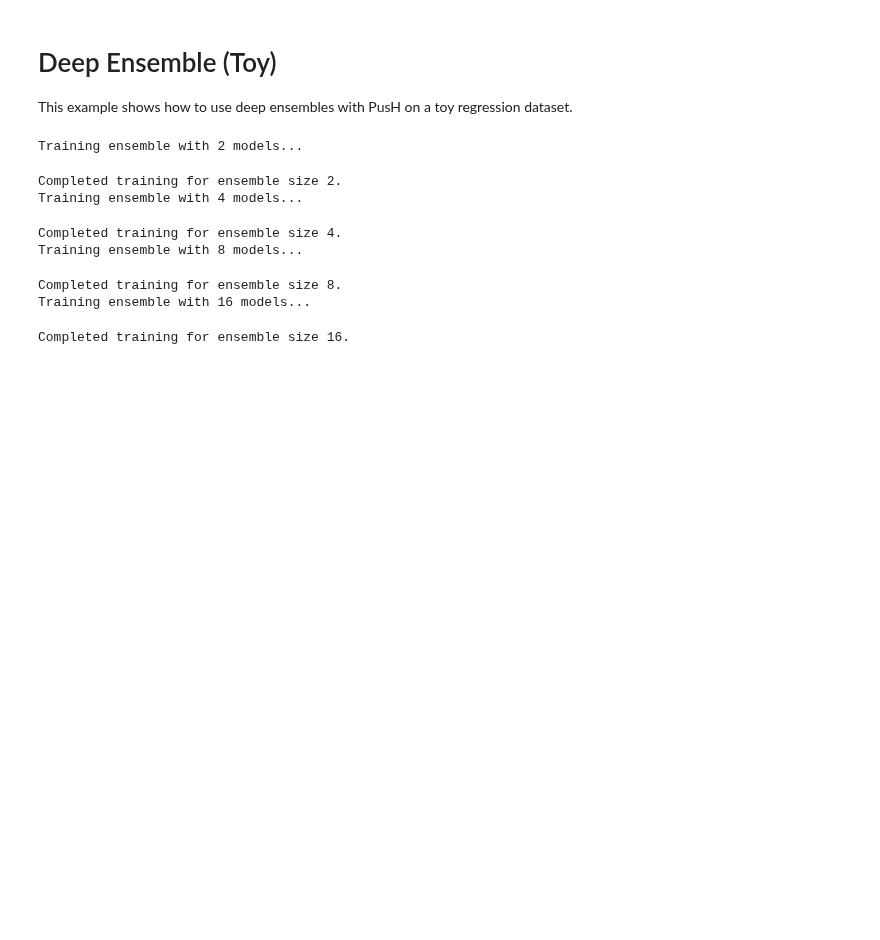
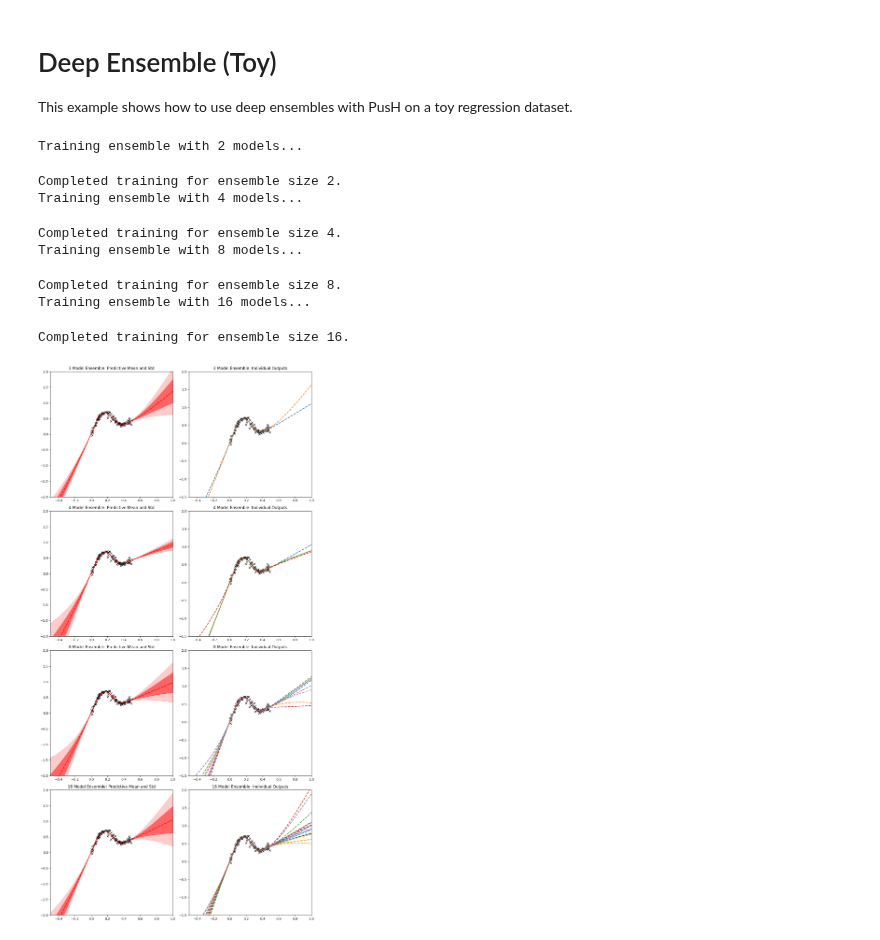
Before and after one commit to lbai-lab/push, a Jupyter notebook: docs/source/examples/01_Bayesian_Deep_Learning/01_Deep_Ensemble/de_toy.ipynb, the cells around one changed output. Cells and saved outputs as stored; diff of their text form; code cells hidden in the pictures; blank space fills up the shorter version.

Commit message:
de toy result grid

```diff
--- a/docs/source/examples/01_Bayesian_Deep_Learning/01_Deep_Ensemble/de_toy.ipynb
+++ b/docs/source/examples/01_Bayesian_Deep_Learning/01_Deep_Ensemble/de_toy.ipynb
@@ -126,28 +126,41 @@ outputs = get_ensemble_outputs(trained_ensembles, x_grid)
 ensemble_output = ensemble.posterior_pred(x_grid, f_reg=True, mode=["mean", "std", "pred"])
 # %%
 import matplotlib.pyplot as plt
-def plot_toy(outputs, num_models, title):
-    fig, axs = plt.subplots(nrows=1, ncols=2, figsize=[12, 6])
+import torch
 
-    # Plot predictive mean and std (left graph)
-    axs[0].plot(X, Y, "kx", label="Toy data", markersize=1)
-    axs[0].set_xlim(-0.5, 1)
-    axs[0].set_ylim(-2, 2)
-    axs[0].plot(x_grid, outputs["mean"], "r--", linewidth=1)
-    axs[0].fill_between(x_grid.reshape(1, -1)[0], (outputs["mean"] - outputs["std"]).squeeze(), (outputs["mean"] + outputs["std"]).squeeze(), alpha=0.5, color="red")
-    axs[0].fill_between(
-        x_grid.reshape(1, -1)[0], (outputs["mean"] + 2 * outputs["std"]).squeeze(), (outputs["mean"] - 2 * outputs["std"]).squeeze(), alpha=0.2, color="red"
-    )
-    axs[0].set_title("Predictive Mean and Std")
+def plot_all_toys(outputs, x_grid, X, Y):
+    # Create a figure with 4 rows (one for each ensemble size) and 2 columns
+    fig, axs = plt.subplots(nrows=4, ncols=2, figsize=[12, 24])
 
-    # Plot means of each net in ensemble (right graph)
-    axs[1].plot(X, Y, "kx", label="Toy data", markersize=1)
-    axs[1].set_xlim(-0.5, 1)
-    axs[1].set_ylim(-1.5, 2)
-    axs[1].set_title("Individual Model output")
+    for i, (num_models, data) in enumerate(outputs.items()):
+        # Predictive mean and std (first column of each row)
+        axs[i, 0].plot(X, Y, "kx", label="Toy data", markersize=6)
+        axs[i, 0].set_xlim(-0.5, 1)
+        axs[i, 0].set_ylim(-2, 2)
+        axs[i, 0].plot(x_grid, data["mean"], "r--", linewidth=2)
+        axs[i, 0].fill_between(x_grid.squeeze(), (data["mean"] - data["std"]).squeeze(), (data["mean"] + data["std"]).squeeze(), alpha=0.5, color="red")
+        axs[i, 0].fill_between(
+            x_grid.squeeze(), (data["mean"] - 2 * data["std"]).squeeze(), (data["mean"] + 2 * data["std"]).squeeze(), alpha=0.2, color="red"
+        )
+        axs[i, 0].set_title(f"{num_models} Model Ensemble: Predictive Mean and Std")
 
-    for j in range(num_models):
-        axs[1].plot(x_grid, torch.tensor([sublist[j] for sublist in outputs["pred"]]), linestyle="--", linewidth=1)
-    fig.suptitle(title, fontsize=16, y=1.05)
+        # Individual model outputs (second column of each row)
+        axs[i, 1].plot(X, Y, "kx", label="Toy data", markersize=6)
+        axs[i, 1].set_xlim(-0.5, 1)
+        axs[i, 1].set_ylim(-1.5, 2)
+        for j in range(num_models):
+            axs[i, 1].plot(x_grid, torch.tensor([sublist[j] for sublist in data["pred"]]), linestyle="--", linewidth=2)
+        axs[i, 1].set_title(f"{num_models} Model Ensemble: Individual Outputs")
+
     plt.tight_layout()
     plt.show()
+
+# Example usage
+plot_all_toys({
+    2: outputs[2],
+    4: outputs[4],
+    8: outputs[8],
+    16: outputs[16]
+}, x_grid, X, Y)
+# %% [output]
+[figure, added]
```
Also changed, not shown: parts of 1 cell of this notebook.
